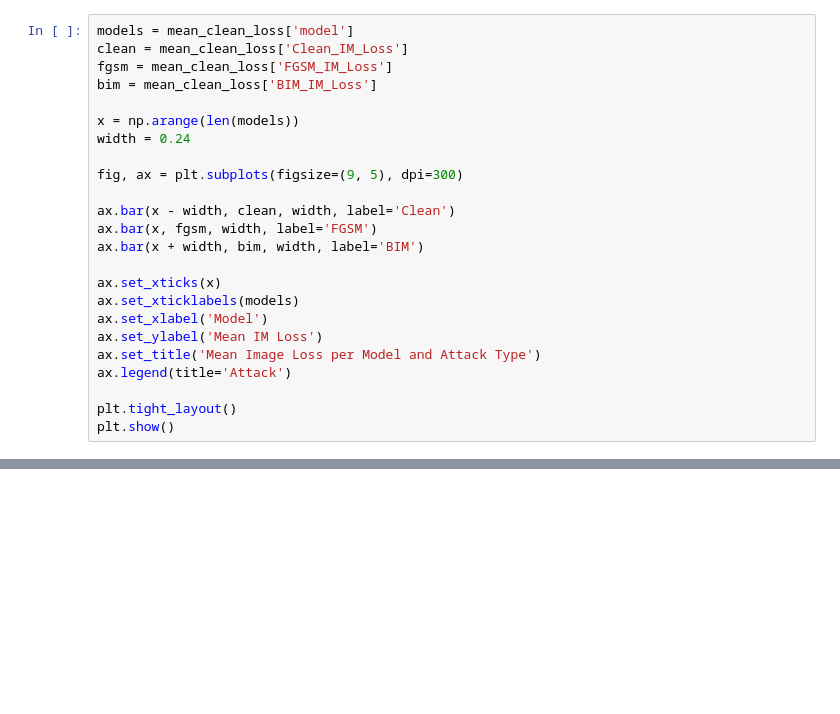
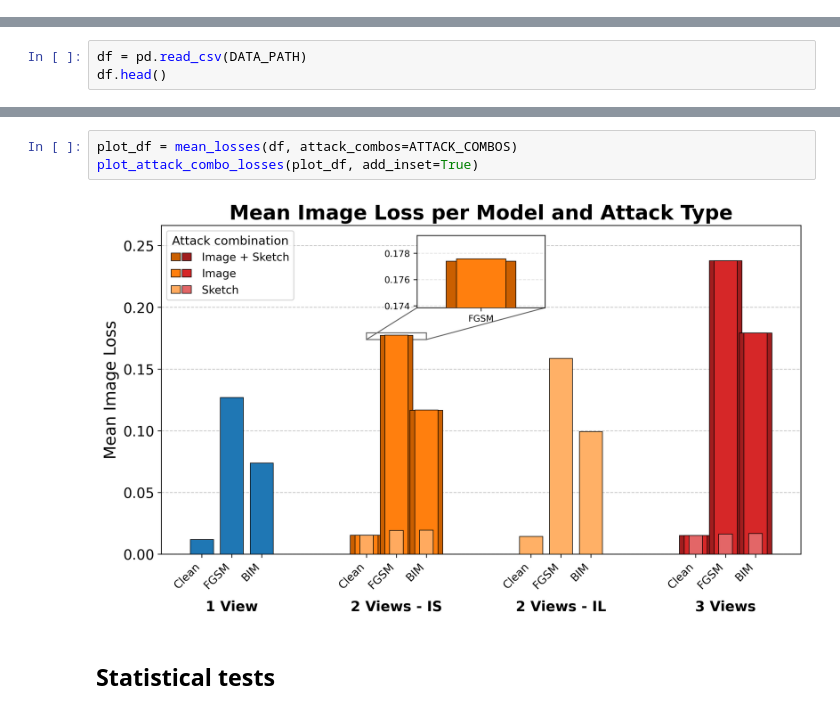
Before and after one commit to ClarysseArthur/VUB-MT-Development, a Jupyter notebook: Models/GenRKM-MMCelebHQ-V3/StatTest-A.ipynb, the cells around one changed output, grey strips where cells are left out. Drawn from its saved outputs; the diff is of its cells as text; blank space fills up the shorter version.

Commit message:
Cleaned attack stat notebooks

```diff
--- a/Models/GenRKM-MMCelebHQ-V3/StatTest-A.ipynb
+++ b/Models/GenRKM-MMCelebHQ-V3/StatTest-A.ipynb
@@ -57,24 +0,0 @@ mean_clean_loss
-# %%
-models = mean_clean_loss['model']
-clean = mean_clean_loss['Clean_IM_Loss']
-fgsm = mean_clean_loss['FGSM_IM_Loss']
-bim = mean_clean_loss['BIM_IM_Loss']
-
-x = np.arange(len(models))
-width = 0.24
-
-fig, ax = plt.subplots(figsize=(9, 5), dpi=300)
-
-ax.bar(x - width, clean, width, label='Clean')
-ax.bar(x, fgsm, width, label='FGSM')
-ax.bar(x + width, bim, width, label='BIM')
-
-ax.set_xticks(x)
-ax.set_xticklabels(models)
-ax.set_xlabel('Model')
-ax.set_ylabel('Mean IM Loss')
-ax.set_title('Mean Image Loss per Model and Attack Type')
-ax.legend(title='Attack')
-
-plt.tight_layout()
-plt.show()
@@ -511,0 +62,3 @@ P-value: 4.152765e-02
+# %%
+df = pd.read_csv(DATA_PATH)
+df.head()
@@ -511,0 +308,7 @@ P-value: 4.152765e-02
+# %%
+plot_df = mean_losses(df, attack_combos=ATTACK_COMBOS)
+plot_attack_combo_losses(plot_df, add_inset=True)
+# %% [output]
+[figure, added]
+# %% [markdown]
+## Statistical tests
```
Also changed, not shown: parts of 39 cells of this notebook, 3 other files.
